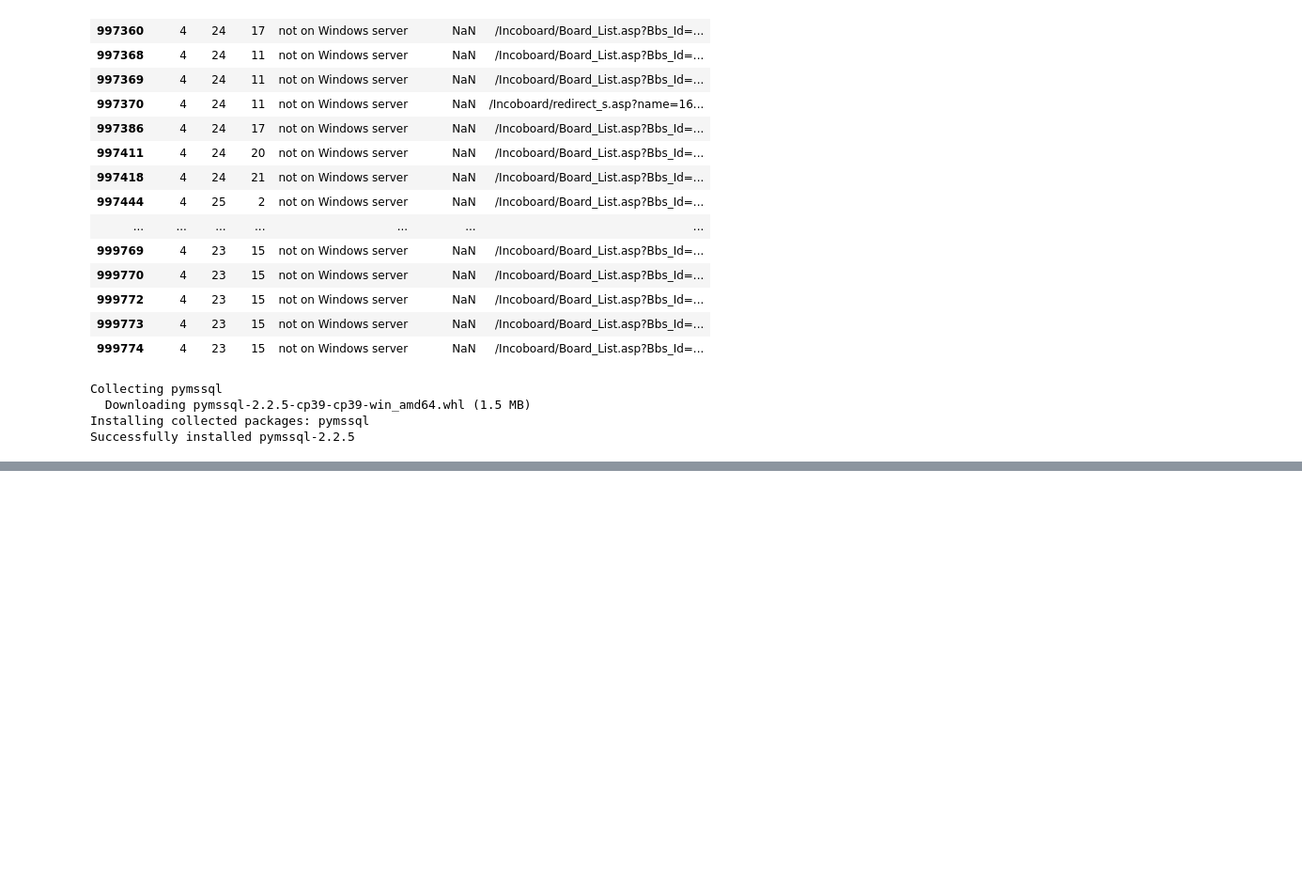
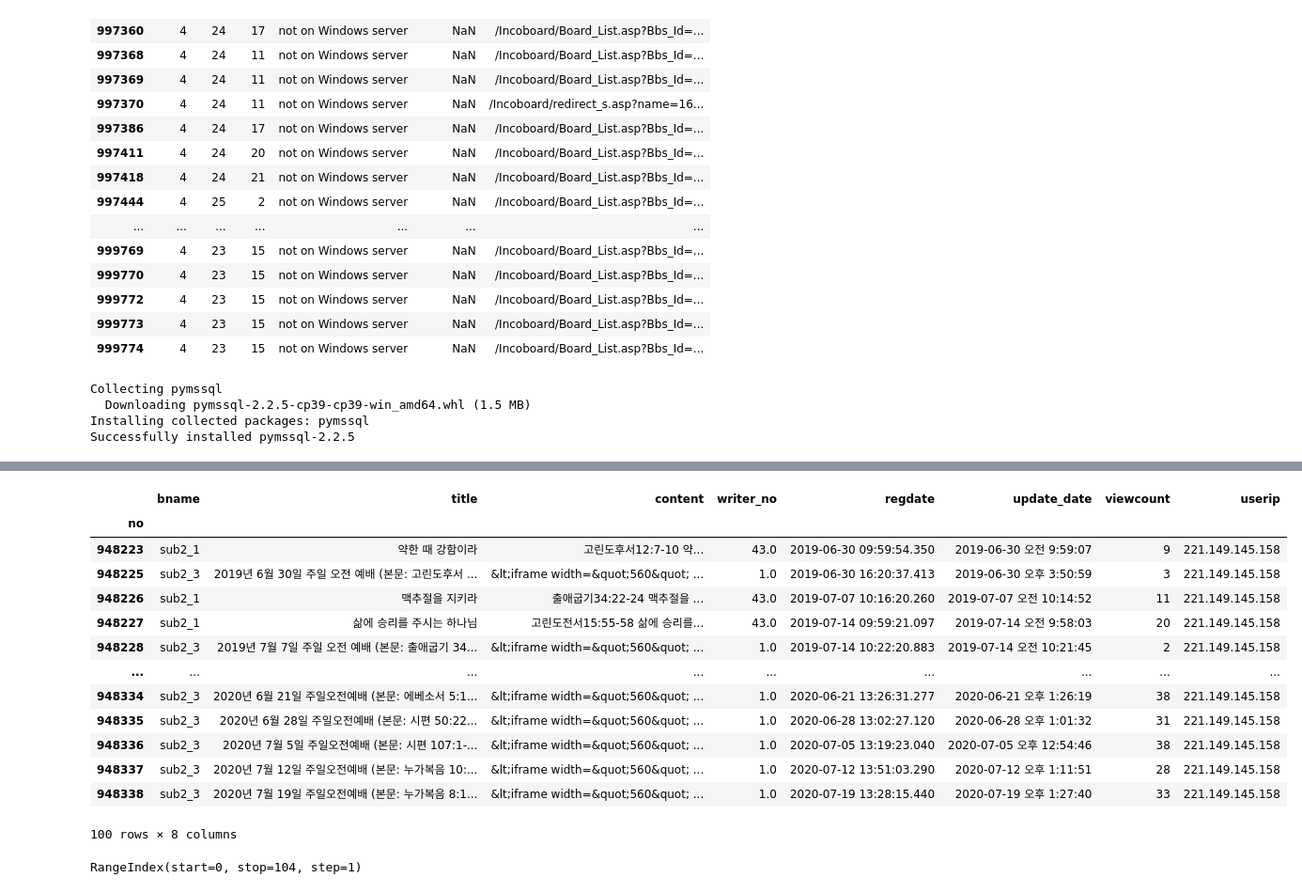
Before and after one commit to saparian0304/tjoeunacademy_test, a Jupyter notebook: jupyter/연습/화평교회.ipynb, the cells around one changed output, grey strips where cells are left out. Shown at 94% size. Drawn from its saved outputs; the diff is of its cells as text; code cells hidden in the pictures; blank space fills up the shorter version.

```diff
--- a/jupyter/연습/화평교회.ipynb
+++ b/jupyter/연습/화평교회.ipynb
@@ -314,0 +514,3 @@ Name: Now_Select, Length: 200000, dtype: int64
+# %%
+t4['writer_no'] = t4['writer_no'].fillna(0)
+t4['writer_no'].isnull().sum()
@@ -314,0 +593,25 @@ Name: Now_Select, Length: 200000, dtype: int64
+# %%
+t4 = t4.set_index(t4['no'], drop=False)
+# %%
+t4 = t4.drop(columns=['no'])
+# %%
+t4.tail(100)
+# %% [output]
+|  | bname | title | content | writer_no | regdate | update_date | viewcount | userip |
+| no |  |  |  |  |  |  |  |  |
+| 948223 | sub2_1 | 약한 때 강함이라 | 고린도후서12:7-10 약... | 43.0 | 2019-06-30 09:59:54.350 | 2019-06-30 오전 9:59:07 | 9 | 221.149.145.158 |
+| 948225 | sub2_3 | 2019년 6월 30일 주일 오전 예배 (본문: 고린도후서 ... | &lt;iframe width=&quot;560&quot; ... | 1.0 | 2019-06-30 16:20:37.413 | 2019-06-30 오후 3:50:59 | 3 | 221.149.145.158 |
+| 948226 | sub2_1 | 맥추절을 지키라 | 출애굽기34:22-24 맥추절을 ... | 43.0 | 2019-07-07 10:16:20.260 | 2019-07-07 오전 10:14:52 | 11 | 221.149.145.158 |
+| 948227 | sub2_1 | 삶에 승리를 주시는 하나님 | 고린도전서15:55-58 삶에 승리를... | 43.0 | 2019-07-14 09:59:21.097 | 2019-07-14 오전 9:58:03 | 20 | 221.149.145.158 |
+| 948228 | sub2_3 | 2019년 7월 7일 주일 오전 예배 (본문: 출애굽기 34... | &lt;iframe width=&quot;560&quot; ... | 1.0 | 2019-07-14 10:22:20.883 | 2019-07-14 오전 10:21:45 | 2 | 221.149.145.158 |
+| ... | ... | ... | ... | ... | ... | ... | ... | ... |
+| 948334 | sub2_3 | 2020년 6월 21일 주일오전예배 (본문: 에베소서 5:1... | &lt;iframe width=&quot;560&quot; ... | 1.0 | 2020-06-21 13:26:31.277 | 2020-06-21 오후 1:26:19 | 38 | 221.149.145.158 |
+| 948335 | sub2_3 | 2020년 6월 28일 주일오전예배 (본문: 시편 50:22... | &lt;iframe width=&quot;560&quot; ... | 1.0 | 2020-06-28 13:02:27.120 | 2020-06-28 오후 1:01:32 | 31 | 221.149.145.158 |
+| 948336 | sub2_3 | 2020년 7월 5일 주일오전예배 (본문: 시편 107:1-... | &lt;iframe width=&quot;560&quot; ... | 1.0 | 2020-07-05 13:19:23.040 | 2020-07-05 오후 12:54:46 | 38 | 221.149.145.158 |
+| 948337 | sub2_3 | 2020년 7월 12일 주일오전예배 (본문: 누가복음 10:... | &lt;iframe width=&quot;560&quot; ... | 1.0 | 2020-07-12 13:51:03.290 | 2020-07-12 오후 1:11:51 | 28 | 221.149.145.158 |
+| 948338 | sub2_3 | 2020년 7월 19일 주일오전예배 (본문: 누가복음 8:1... | &lt;iframe width=&quot;560&quot; ... | 1.0 | 2020-07-19 13:28:15.440 | 2020-07-19 오후 1:27:40 | 33 | 221.149.145.158 |
+100 rows × 8 columns
+# %%
+member1.index
+# %% [output]
+RangeIndex(start=0, stop=104, step=1)
```
Also changed, not shown: parts of 29 cells of this notebook, 6 other files.
